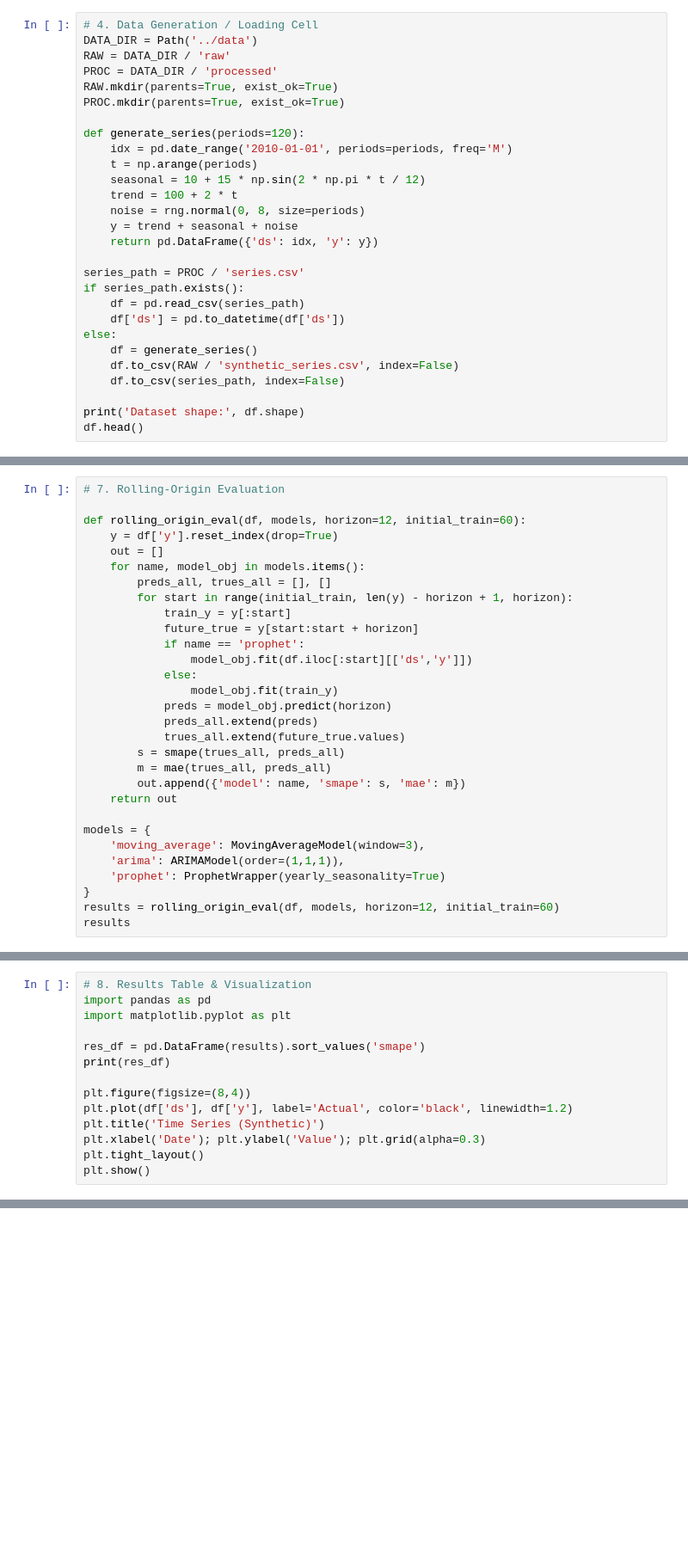
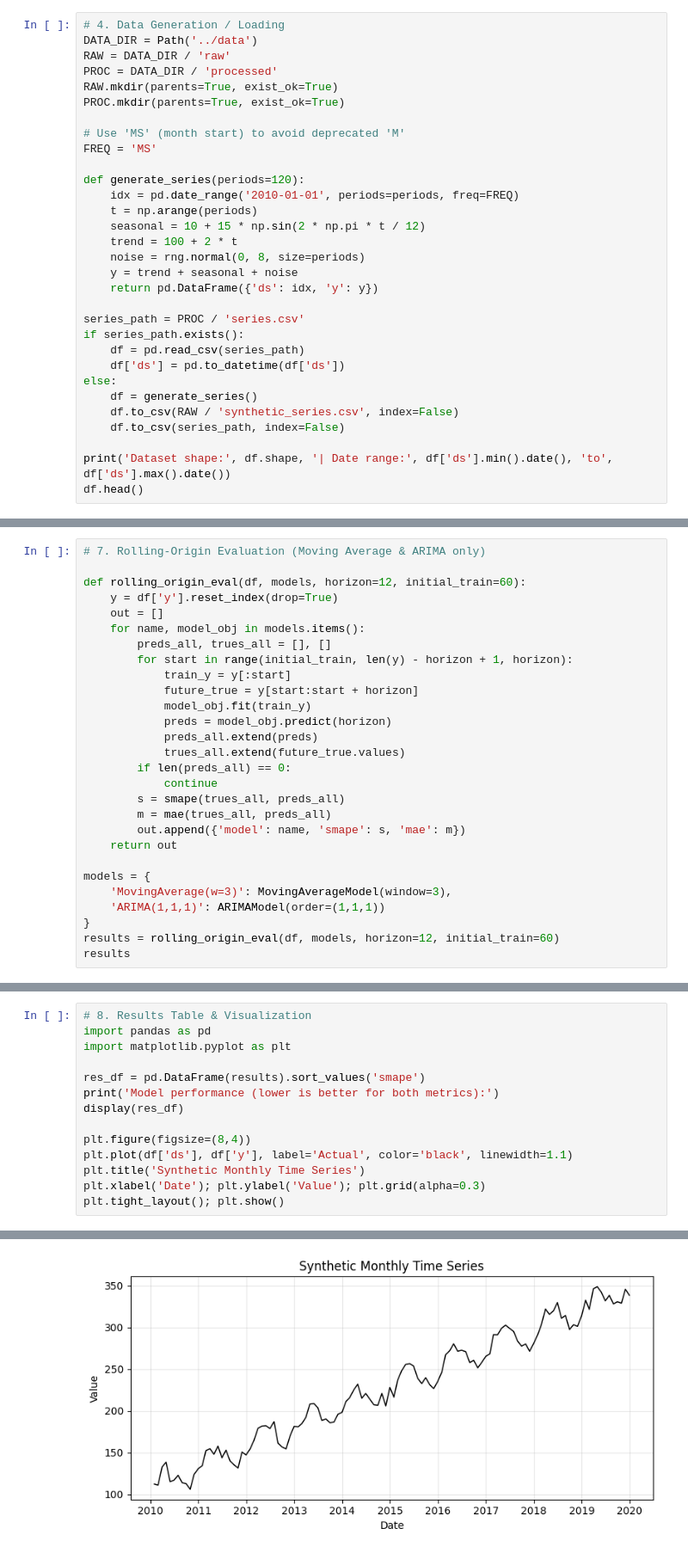
Before and after one commit to kamboonawaz/time_series_forecasting, a Jupyter notebook: notebooks/project_notebook.ipynb, the cells around one changed output, grey strips where cells are left out. Shown at 86% size. Saved outputs shown, nothing was run; the diff lists cells and outputs as text; blank space fills up the shorter version.

Commit message:
simplify: remove prophet + scripts; keep only moving average & ARIMA notebook

```diff
--- a/notebooks/project_notebook.ipynb
+++ b/notebooks/project_notebook.ipynb
@@ -43,13 +47,16 @@ print('Notebook-only time series pipeline initialized.')
 # %%
-# 4. Data Generation / Loading Cell
+# 4. Data Generation / Loading
 DATA_DIR = Path('../data')
 RAW = DATA_DIR / 'raw'
 PROC = DATA_DIR / 'processed'
 RAW.mkdir(parents=True, exist_ok=True)
 PROC.mkdir(parents=True, exist_ok=True)
 
+# Use 'MS' (month start) to avoid deprecated 'M'
+FREQ = 'MS'
+
 def generate_series(periods=120):
-    idx = pd.date_range('2010-01-01', periods=periods, freq='M')
+    idx = pd.date_range('2010-01-01', periods=periods, freq=FREQ)
     t = np.arange(periods)
     seasonal = 10 + 15 * np.sin(2 * np.pi * t / 12)
     trend = 100 + 2 * t
@@ -66,5 +73,5 @@ else:
     df.to_csv(RAW / 'synthetic_series.csv', index=False)
     df.to_csv(series_path, index=False)
 
-print('Dataset shape:', df.shape)
+print('Dataset shape:', df.shape, '| Date range:', df['ds'].min().date(), 'to', df['ds'].max().date())
 df.head()
@@ -135,5 +134,5 @@ print('Metric test:', smape([1,2,3],[1,2,3]), mae([1,2],[1,3]))
 # %%
-# 7. Rolling-Origin Evaluation
+# 7. Rolling-Origin Evaluation (Moving Average & ARIMA only)
 
 def rolling_origin_eval(df, models, horizon=12, initial_train=60):
     y = df['y'].reset_index(drop=True)
@@ -143,22 +142,20 @@ def rolling_origin_eval(df, models, horizon=12, initial_train=60):
         for start in range(initial_train, len(y) - horizon + 1, horizon):
             train_y = y[:start]
             future_true = y[start:start + horizon]
-            if name == 'prophet':
-                model_obj.fit(df.iloc[:start][['ds','y']])
-            else:
-                model_obj.fit(train_y)
+            model_obj.fit(train_y)
             preds = model_obj.predict(horizon)
             preds_all.extend(preds)
             trues_all.extend(future_true.values)
+        if len(preds_all) == 0:
+            continue
         s = smape(trues_all, preds_all)
         m = mae(trues_all, preds_all)
         out.append({'model': name, 'smape': s, 'mae': m})
     return out
 
 models = {
-    'moving_average': MovingAverageModel(window=3),
-    'arima': ARIMAModel(order=(1,1,1)),
-    'prophet': ProphetWrapper(yearly_seasonality=True)
+    'MovingAverage(w=3)': MovingAverageModel(window=3),
+    'ARIMA(1,1,1)': ARIMAModel(order=(1,1,1))
 }
 results = rolling_origin_eval(df, models, horizon=12, initial_train=60)
 results
@@ -168,11 +172,12 @@ import pandas as pd
 import matplotlib.pyplot as plt
 
 res_df = pd.DataFrame(results).sort_values('smape')
-print(res_df)
+print('Model performance (lower is better for both metrics):')
+display(res_df)
 
 plt.figure(figsize=(8,4))
-plt.plot(df['ds'], df['y'], label='Actual', color='black', linewidth=1.2)
-plt.title('Time Series (Synthetic)')
+plt.plot(df['ds'], df['y'], label='Actual', color='black', linewidth=1.1)
+plt.title('Synthetic Monthly Time Series')
 plt.xlabel('Date'); plt.ylabel('Value'); plt.grid(alpha=0.3)
-plt.tight_layout()
-plt.show()
+plt.tight_layout(); plt.show()
+# %% [output]
@@ -179 +188,2 @@ plt.show()
+[figure, added]
 # %%
```
Also changed, not shown: parts of 12 cells of this notebook, 8 other files.
